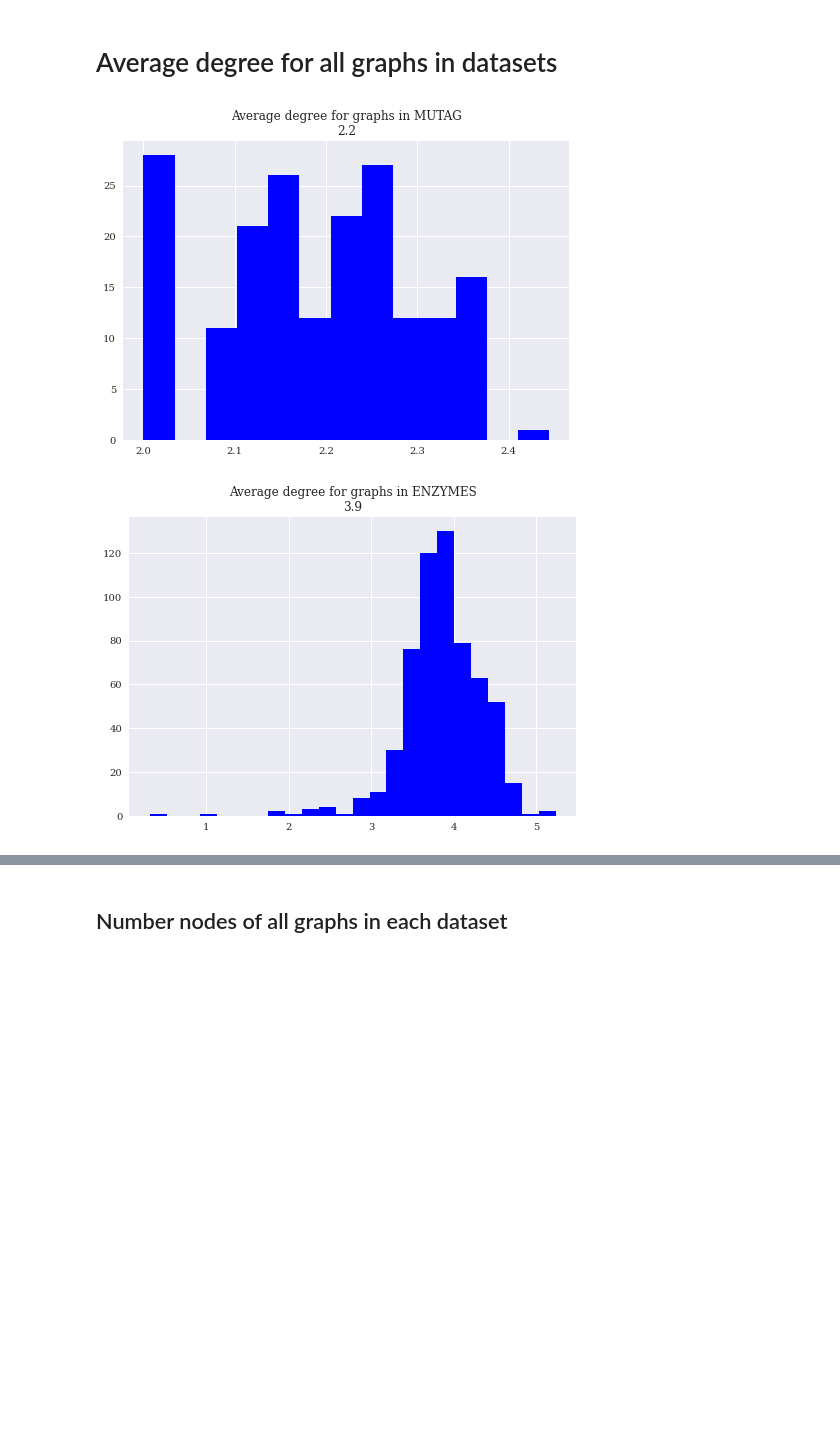
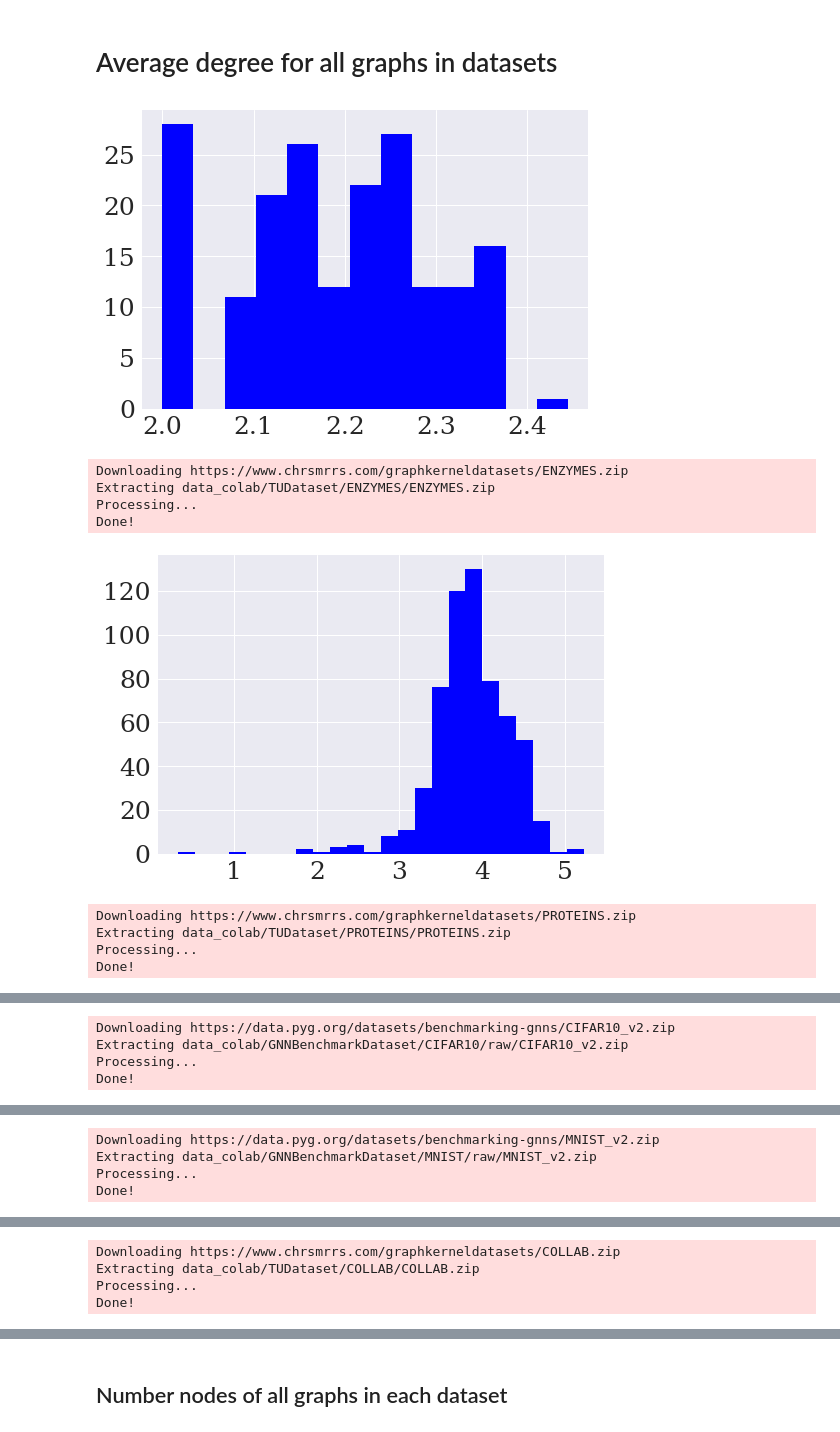
Before and after one commit to AdrianArnaiz/DiffWire, a Jupyter notebook: Dataset Statistics.ipynb, the cells around one changed output, grey strips where cells are left out. Saved outputs shown, nothing was run; the diff lists cells and outputs as text; code cells hidden in the pictures; blank space fills up the shorter version.

Commit message:
New Figures for data statistics

```diff
--- a/Dataset Statistics.ipynb
+++ b/Dataset Statistics.ipynb
@@ -19,10 +15,11 @@ len(degrees)
+# %%
+plt.style.use('seaborn')
+plt.rcParams['font.family'] = 'sans-serif'
+plt.rcParams['font.sans-serif'] = ['Verdana']
 # %% [markdown]
 ## Hist of degrees of every node in the dataset
 # %%
-plt.style.use('seaborn')
-plt.rcParams["font.family"] = 'serif'
-plt.rcParams['font.size'] = '14'
-for dataset_txt in all_datasets[:]:
+for dataset_txt in all_datasets[:3]:
     if dataset_txt in GNNBenchmarkDataset.names:
         dataset = GNNBenchmarkDataset(root='data_colab/GNNBenchmarkDataset', name=dataset_txt)
     else:
@@ -31,14 +28,21 @@ for dataset_txt in all_datasets[:]:
     degrees = []
     for i, graph in enumerate(dataset):
         G = utils.to_networkx(graph, to_undirected=True)
-        degrees.extend(list(dict(G.degree).values()))
+        degrees_in_G = list(dict(G.degree).values())
+        degrees.extend(degrees_in_G)
 
     cmap = cm.get_cmap('seismic')
     ll = np.array(degrees)
     plt.hist(ll, color=cmap(64), bins = range(ll.max()))
-    plt.yscale('log')
-    #plt.xscale('log')
-    plt.title(f'Degrees for graphs in {dataset_txt}\n{ll.mean():.1f}')
+
+    if dataset_txt in ["IMDB-BINARY","COLLAB","REDDIT-BINARY"]:
+        plt.yscale('log')
+        #plt.xscale('log')
+    #plt.title(f'Degrees for graphs in {dataset_txt}\n{ll.mean():.1f}')
+    plt.xticks(fontsize=25)
+    plt.yticks(fontsize=25)
+    #plt.ticklabel_format(axis='y', style= 'scientific', scilimits=(1,3))
     plt.savefig(f"figs/Degree_hist_{dataset_txt}.png", bbox_inches='tight')
+    #plt.savefig('norm.pgf', format='pgf')
     plt.show()
 # %% [output]
@@ -48,24 +58,38 @@ for dataset_txt in all_datasets[:]:
 # %%
 plt.style.use('seaborn')
 plt.rcParams["font.family"] = 'serif'
 plt.rcParams['font.size'] = '14'
 for dataset_txt in all_datasets[:]:
     if dataset_txt in GNNBenchmarkDataset.names:
         dataset = GNNBenchmarkDataset(root='data_colab/GNNBenchmarkDataset', name=dataset_txt)
     else:
         dataset = TUDataset(root='data_colab/TUDataset',name=dataset_txt)
 
     avg_degrees = []
     for i, graph in enumerate(dataset):
         G = utils.to_networkx(graph, to_undirected=True)
         avg_degrees.append((G.number_of_edges()*2)/G.number_of_nodes())
 
     cmap = cm.get_cmap('seismic')
     ll = np.array(avg_degrees)
+
+    if not dataset_txt == "MUTAG":
+        plt.axes().xaxis.set_major_locator(MaxNLocator(integer=True))
+    plt.xticks(fontsize=25)
+    plt.yticks(fontsize=25)
+
     plt.hist(ll, bins = int(np.sqrt(len(ll))), color=cmap(64))
-    plt.title(f'Average degree for graphs in {dataset_txt}\n{ll.mean():.1f}')
+    #plt.title(f'Average degree for graphs in {dataset_txt}\n{ll.mean():.1f}')
     plt.savefig(f"figs/avg_degree_hist_{dataset_txt}.png", bbox_inches='tight')
     plt.show()
 # %% [output]
-[figure, old version]
+[figure, new version]
+Downloading https://www.chrsmrrs.com/graphkerneldatasets/ENZYMES.zip
+Extracting data_colab/TUDataset/ENZYMES/ENZYMES.zip
+Processing...
+Done!
-[figure, old version]
+[figure, new version]
+Downloading https://www.chrsmrrs.com/graphkerneldatasets/PROTEINS.zip
+Extracting data_colab/TUDataset/PROTEINS/PROTEINS.zip
+Processing...
+Done!
@@ -72,0 +97,4 @@ for dataset_txt in all_datasets[:]:
+Downloading https://data.pyg.org/datasets/benchmarking-gnns/CIFAR10_v2.zip
+Extracting data_colab/GNNBenchmarkDataset/CIFAR10/raw/CIFAR10_v2.zip
+Processing...
+Done!
@@ -73,0 +102,4 @@ for dataset_txt in all_datasets[:]:
+Downloading https://data.pyg.org/datasets/benchmarking-gnns/MNIST_v2.zip
+Extracting data_colab/GNNBenchmarkDataset/MNIST/raw/MNIST_v2.zip
+Processing...
+Done!
@@ -74,0 +107,4 @@ for dataset_txt in all_datasets[:]:
+Downloading https://www.chrsmrrs.com/graphkerneldatasets/COLLAB.zip
+Extracting data_colab/TUDataset/COLLAB/COLLAB.zip
+Processing...
+Done!
```
Also changed, not shown: parts of 7 cells of this notebook, 12 other files.
